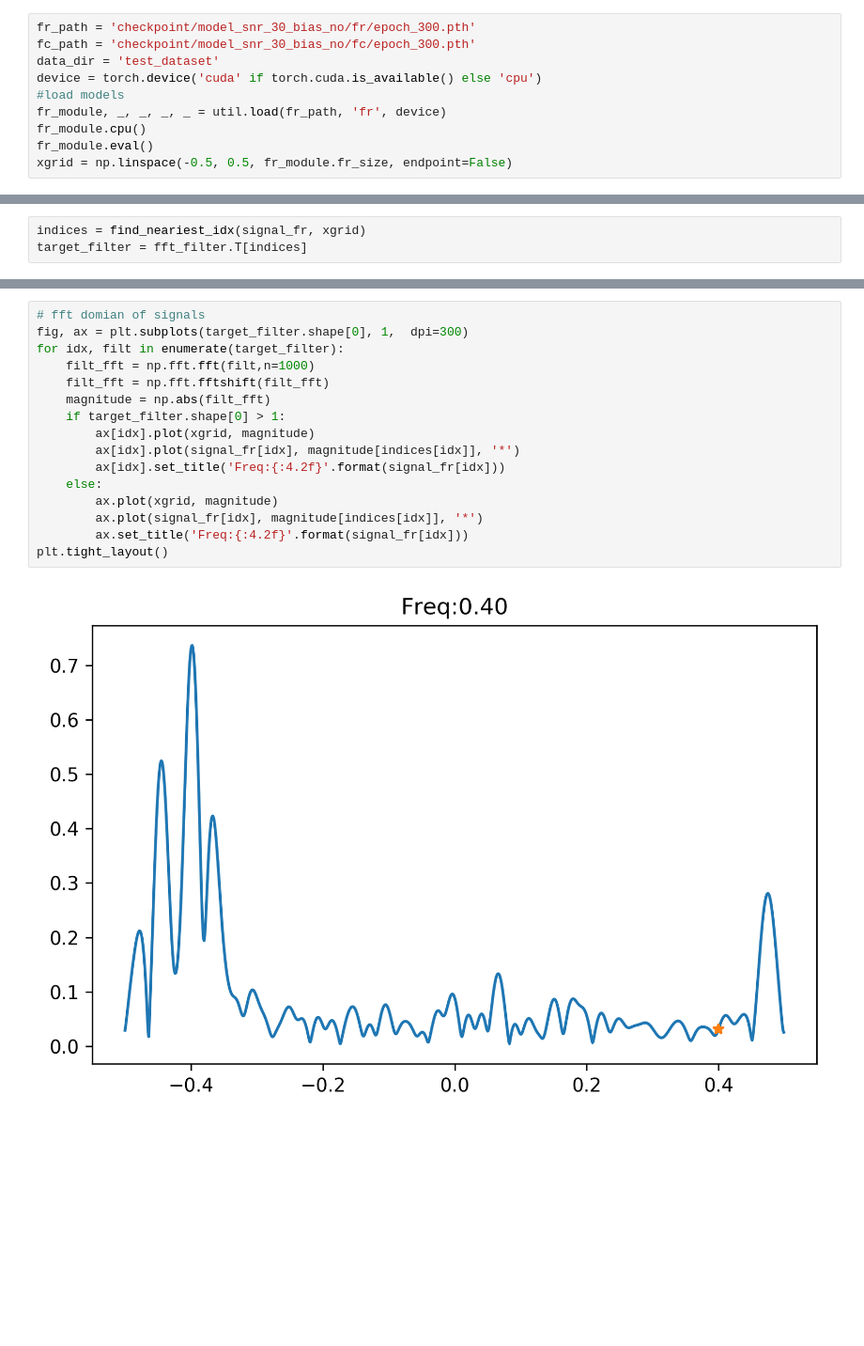
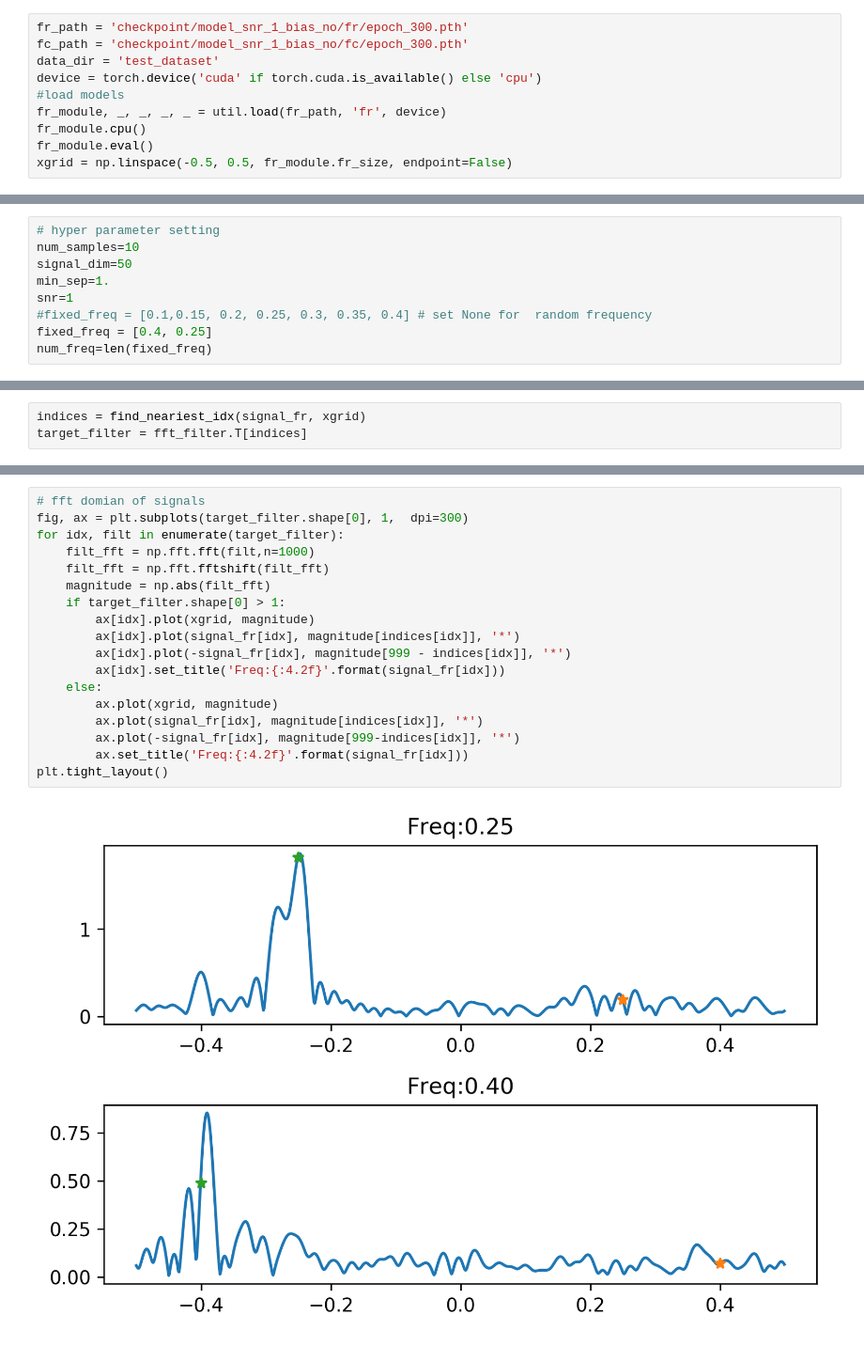
Before and after one commit to bofei5675/DeepFreq, a Jupyter notebook: filter.ipynb, the cells around one changed output, grey strips where cells are left out. Shown at 94% size. Cells and saved outputs as stored; diff of their text form; blank space fills up the shorter version.

```diff
--- a/filter.ipynb
+++ b/filter.ipynb
@@ -23,6 +25,6 @@ def find_neariest_idx(signal_fr, xgrid):
 # %%
-fr_path = 'checkpoint/model_snr_30_bias_no/fr/epoch_300.pth'
-fc_path = 'checkpoint/model_snr_30_bias_no/fc/epoch_300.pth'
+fr_path = 'checkpoint/model_snr_1_bias_no/fr/epoch_300.pth'
+fc_path = 'checkpoint/model_snr_1_bias_no/fc/epoch_300.pth'
 data_dir = 'test_dataset'
 device = torch.device('cuda' if torch.cuda.is_available() else 'cpu')
 #load models
@@ -203,3 +210,12 @@ def generate_report_plots(num_samples=2, signal_dim=50, min_sep=1., snr=30, fixe
             pdf.savefig(fig3)
             pdf.savefig(fig4)
             pdf.close()
+# %%
+# hyper parameter setting
+num_samples=10
+signal_dim=50
+min_sep=1.
+snr=1
+#fixed_freq = [0.1,0.15, 0.2, 0.25, 0.3, 0.35, 0.4] # set None for  random frequency
+fixed_freq = [0.4, 0.25]
+num_freq=len(fixed_freq)
@@ -320,18 +352,20 @@ plt.tight_layout()
 # %%
 # fft domian of signals
 fig, ax = plt.subplots(target_filter.shape[0], 1,  dpi=300)
 for idx, filt in enumerate(target_filter):
     filt_fft = np.fft.fft(filt,n=1000)
     filt_fft = np.fft.fftshift(filt_fft)
     magnitude = np.abs(filt_fft)
     if target_filter.shape[0] > 1:
         ax[idx].plot(xgrid, magnitude)
         ax[idx].plot(signal_fr[idx], magnitude[indices[idx]], '*')
+        ax[idx].plot(-signal_fr[idx], magnitude[999 - indices[idx]], '*')
         ax[idx].set_title('Freq:{:4.2f}'.format(signal_fr[idx]))
     else:
         ax.plot(xgrid, magnitude)
         ax.plot(signal_fr[idx], magnitude[indices[idx]], '*')
+        ax.plot(-signal_fr[idx], magnitude[999-indices[idx]], '*')
         ax.set_title('Freq:{:4.2f}'.format(signal_fr[idx]))
 plt.tight_layout()
 # %% [output]
-[figure, old version]
+[figure, new version]
```
Also changed, not shown: parts of 48 cells of this notebook, 8 other files.
